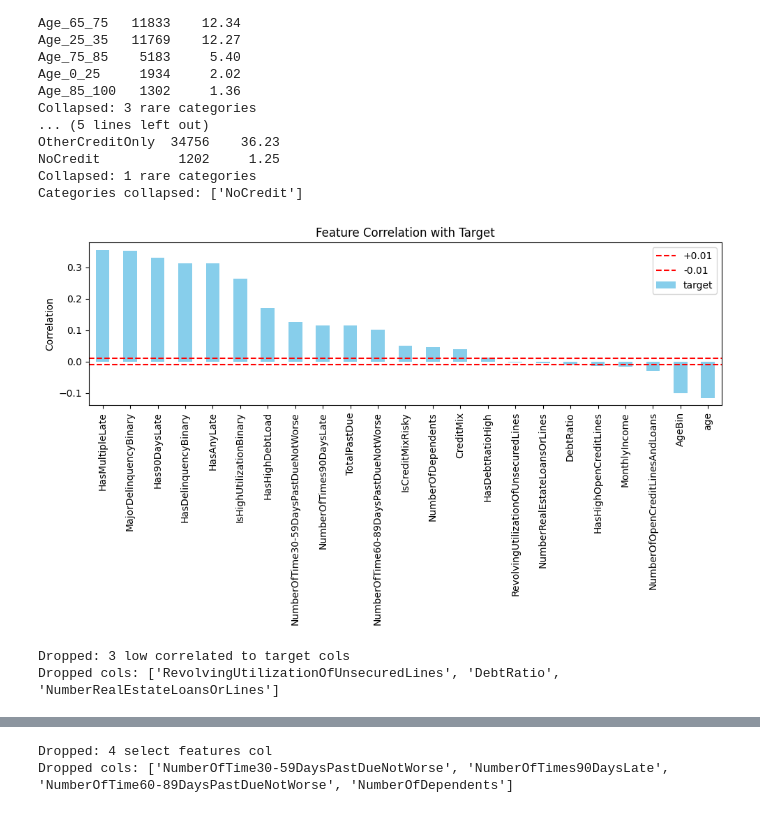
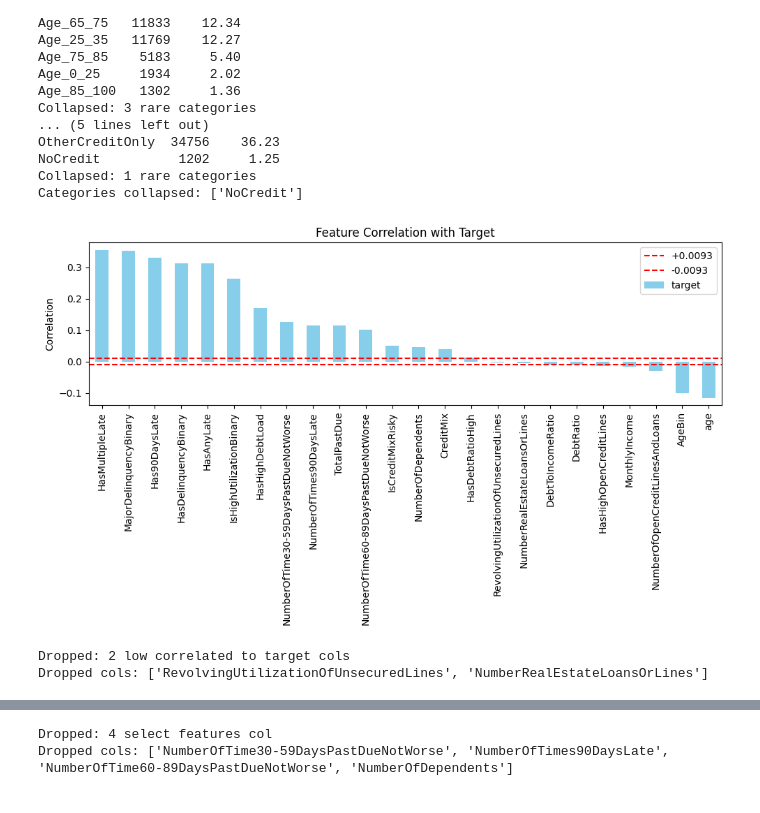
Before and after one commit to sunnysunny77/loan, a Jupyter notebook: cr.ipynb, the cells around one changed output, grey strips where cells are left out. Cells and saved outputs as stored; diff of their text form; code cells hidden in the pictures.

```diff
--- a/cr.ipynb
+++ b/cr.ipynb
@@ -684,8 +724,8 @@ Collapsed: 1 rare categories
 Categories collapsed: ['NoCredit']
 # %%
 # Drop low correlated features to target
-df_corr, low_corr_cols_to_drop = drop_low_correlated_to_target(df_collapsed, y_train, threshold=0.01, bias_mode=False)
+df_corr, low_corr_cols_to_drop = drop_low_correlated_to_target(df_collapsed, y_train, threshold=0.0093, bias_mode=False)
 # %% [output]
-[figure, old version]
+[figure, new version]
-Dropped: 3 low correlated to target cols
-Dropped cols: ['RevolvingUtilizationOfUnsecuredLines', 'DebtRatio', 'NumberRealEstateLoansOrLines']
+Dropped: 2 low correlated to target cols
+Dropped cols: ['RevolvingUtilizationOfUnsecuredLines', 'NumberRealEstateLoansOrLines']
```
Also changed, not shown: parts of 18 cells of this notebook, 4 other files.
